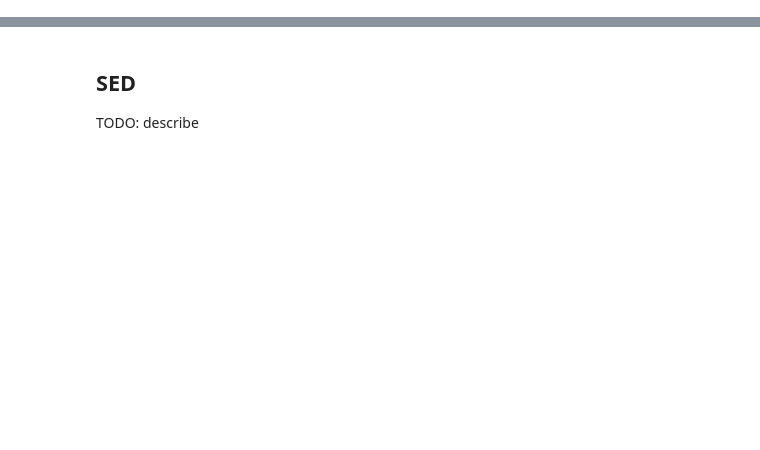
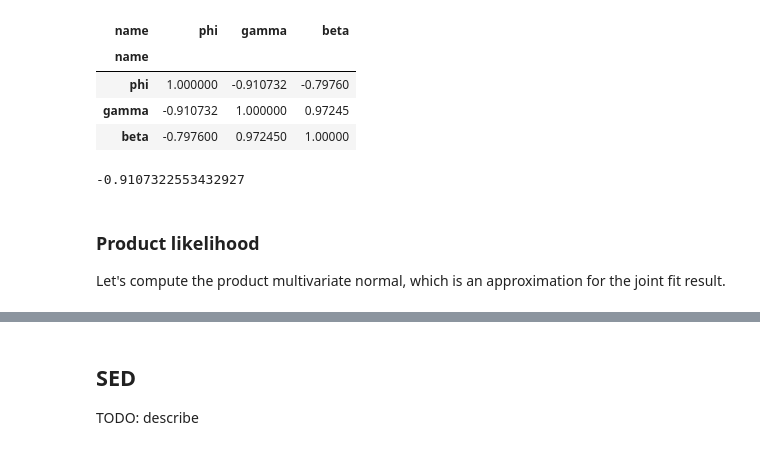
Before and after one commit to open-gamma-ray-astro/joint-crab, a Jupyter notebook: 2_results.ipynb, the cells around one changed output, grey strips where cells are left out. Cells and saved outputs as stored; diff of their text form; code cells hidden in the pictures; blank space fills up the shorter version.

```diff
--- a/2_results.ipynb
+++ b/2_results.ipynb
@@ -46,0 +112,17 @@ list(contours.keys())
+# %%
+# The parameter correlations for Fermi-LAT are very high
+results["fermi"].correlation
+# %% [output]
+| name | phi | gamma | beta |
+| name |  |  |  |
+| phi | 1.000000 | -0.910732 | -0.79760 |
+| gamma | -0.910732 | 1.000000 | 0.97245 |
+| beta | -0.797600 | 0.972450 | 1.00000 |
+# %%
+results["fermi"].correlation["phi"]["gamma"]
+# %% [output]
+-0.9107322553432927
+# %% [markdown]
+### Product likelihood
+
+Let's compute the product multivariate normal, which is an approximation for the joint fit result.
```
Also changed, not shown: parts of 24 cells of this notebook.
